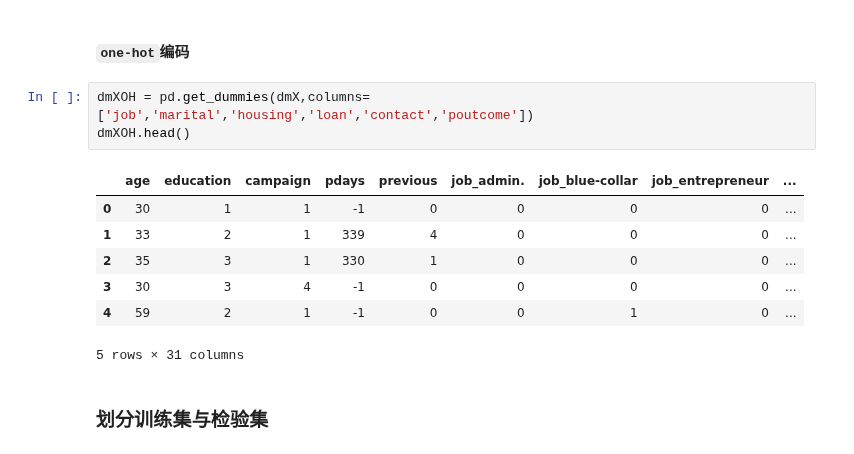
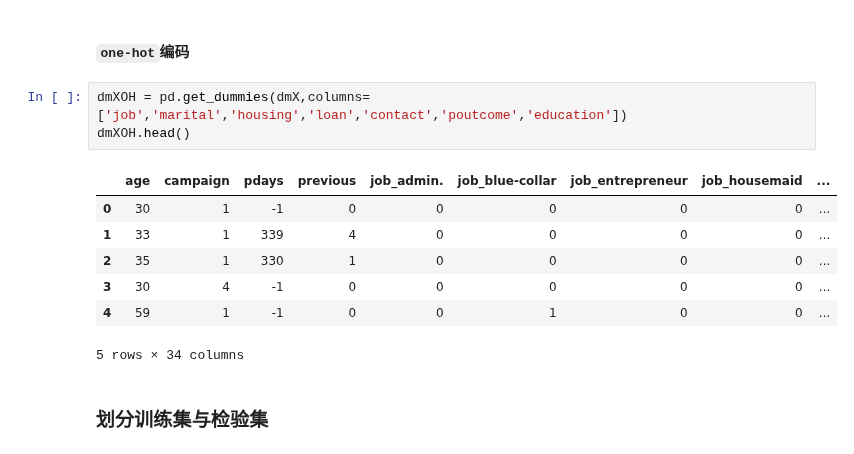
Before and after one commit to christinemu/biz-mining, a Jupyter notebook: classificationSupplement.ipynb, the cells around one changed output. Cells and saved outputs as stored; diff of their text form.

```diff
--- a/classificationSupplement.ipynb
+++ b/classificationSupplement.ipynb
@@ -636,16 +674,16 @@ Name: y, dtype: object
 # %% [markdown]
 #### `one-hot`编码
 # %%
-dmXOH = pd.get_dummies(dmX,columns=['job','marital','housing','loan','contact','poutcome'])
+dmXOH = pd.get_dummies(dmX,columns=['job','marital','housing','loan','contact','poutcome','education'])
 dmXOH.head()
 # %% [output]
-|  | age | education | campaign | pdays | previous | job_admin. | job_blue-collar | job_entrepreneur | ... |
-| 0 | 30 | 1 | 1 | -1 | 0 | 0 | 0 | 0 | ... |
-| 1 | 33 | 2 | 1 | 339 | 4 | 0 | 0 | 0 | ... |
-| 2 | 35 | 3 | 1 | 330 | 1 | 0 | 0 | 0 | ... |
-| 3 | 30 | 3 | 4 | -1 | 0 | 0 | 0 | 0 | ... |
-| 4 | 59 | 2 | 1 | -1 | 0 | 0 | 1 | 0 | ... |
+|  | age | campaign | pdays | previous | job_admin. | job_blue-collar | job_entrepreneur | job_housemaid | ... |
+| 0 | 30 | 1 | -1 | 0 | 0 | 0 | 0 | 0 | ... |
+| 1 | 33 | 1 | 339 | 4 | 0 | 0 | 0 | 0 | ... |
+| 2 | 35 | 1 | 330 | 1 | 0 | 0 | 0 | 0 | ... |
+| 3 | 30 | 4 | -1 | 0 | 0 | 0 | 0 | 0 | ... |
+| 4 | 59 | 1 | -1 | 0 | 0 | 1 | 0 | 0 | ... |
-5 rows × 31 columns
+5 rows × 34 columns
 # %% [markdown]
 ### 划分训练集与检验集
 # %%
```
Also changed, not shown: parts of 61 cells of this notebook.
